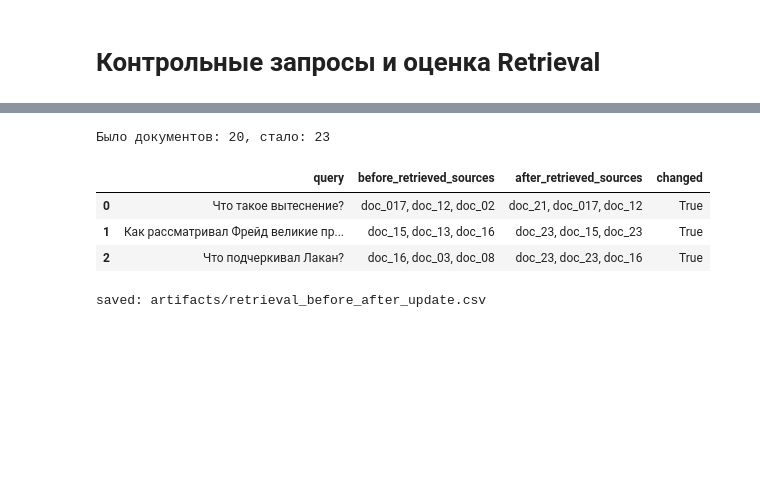
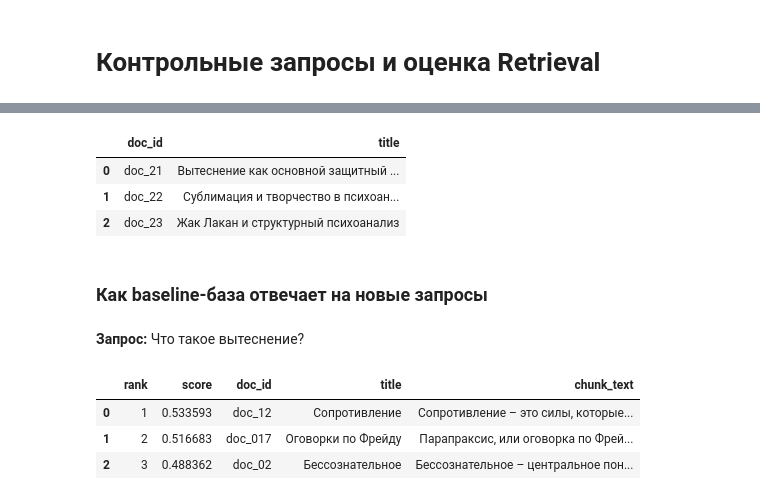
Before and after one commit to AwesomeIstok/aie-student-template, a Jupyter notebook: homeworks/HW14/HW14.ipynb, the cells around one changed output, grey strips where cells are left out. Saved outputs shown, nothing was run; the diff lists cells and outputs as text; code cells hidden in the pictures; blank space fills up the shorter version.

```diff
--- a/homeworks/HW14/HW14.ipynb
+++ b/homeworks/HW14/HW14.ipynb
@@ -386,0 +459,11 @@ Notes:
+# %%
+artifacts = build_retriever(
+    documents,
+    chunk_size=24,
+    overlap=6,
+    device=DEVICE,
+)
+
+print("Используемый backend:", artifacts.backend_name)
+print("Количество чанков:", len(artifacts.chunks_df))
+display(artifacts.chunks_df.head())
@@ -584,5 +979,5 @@ hit@5 = 0.95
 # %%
-new_docs = [
+new_documents: List[Dict[str, str]] = [
     {
     "doc_id": "doc_21",
     "title": "Вытеснение как основной защитный механизм",
@@ -593,80 +988,47 @@ new_docs = [
     ),
 },
 {
     "doc_id": "doc_22",
     "title": "Сублимация и творчество в психоанализе",
     "text": (
         "Сублимация — это перенаправление сексуальной или агрессивной энергии в социально приемлемую деятельность: искусство, науку, работу. "
         "Фрейд рассматривал великие произведения культуры как результат сублимации либидо. "
         "В отличие от других защит, сублимация считается здоровым и адаптивным механизмом."
     ),
 },
 {
     "doc_id": "doc_23",
     "title": "Жак Лакан и структурный психоанализ",
     "text": (
         "Жак Лакан переосмыслил Фрейда через призму лингвистики и структурной антропологии. "
         "Он ввёл концепции Стадии зеркала, Реального, Символического и Воображаемого. "
         "Лакан подчёркивал, что «бессознательное структурировано как язык», а желание всегда опосредовано знаком и Другим."
     ),
 },
 ]
 
-documents_updated = documents + new_docs
-print(f"Было документов: {len(documents)}, стало: {len(documents_updated)}")
+updated_documents = documents + new_documents
 
-chunks_updated = []
-for doc in documents_updated:
-    chunks = chunk_text(doc["text"], chunk_size=CHUNK_SIZE, overlap=OVERLAP)
-    for i, ch in enumerate(chunks):
-        chunks_updated.append({
-            "doc_id": doc["doc_id"],
-            "title": doc["title"],
-            "chunk_id": f"{doc['doc_id']}_chunk_{i:02d}",
-            "chunk_text": ch,
-        })
-chunks_df_updated = pd.DataFrame(chunks_updated)
-emb_updated = model.encode(chunks_df_updated["chunk_text"].tolist(), convert_to_numpy=True, normalize_embeddings=True).astype('float32')
-index_updated = faiss.IndexFlatIP(dim)
-index_updated.add(emb_updated)
+display(pd.DataFrame(new_documents)[["doc_id", "title"]])
 
-def search_updated(query, top_k=3):
-    q_emb = model.encode([query], convert_to_numpy=True, normalize_embeddings=True).astype('float32')
-    scores, indices = index_updated.search(q_emb, top_k)
-    results = chunks_df_updated.iloc[indices[0]].copy()
-    results["score"] = scores[0]
-    results.insert(0, "rank", range(1, len(results)+1))
-    return results
-
-compare_queries = [
+new_queries = [
     "Что такое вытеснение?",
     "Как рассматривал Фрейд великие произведения культуры?",
     "Что подчеркивал Лакан?"
 ]
 
-before_after = []
-for q in compare_queries:
-    old_res = search(q, top_k=3)
-    old_sources = ", ".join(old_res["doc_id"].tolist())
-    new_res = search_updated(q, top_k=3)
-    new_sources = ", ".join(new_res["doc_id"].tolist())
-    changed = old_sources != new_sources
-    before_after.append({
-        "query": q,
-        "before_retrieved_sources": old_sources,
-        "after_retrieved_sources": new_sources,
-        "changed": changed
-    })
-
-comp_df = pd.DataFrame(before_after)
-display(comp_df)
-comp_df.to_csv("artifacts/retrieval_before_after_update.csv", index=False)
-
-print("saved: artifacts/retrieval_before_after_update.csv")
+display(Markdown("### Как baseline-база отвечает на новые запросы"))
+for query in new_queries:
+    display(Markdown(f"**Запрос:** {query}"))
+    display(search_chunks(query, artifacts=artifacts, top_k=3)[["rank", "score", "doc_id", "title", "chunk_text"]])
 # %% [output]
-Было документов: 20, стало: 23
-|  | query | before_retrieved_sources | after_retrieved_sources | changed |
-| 0 | Что такое вытеснение? | doc_017, doc_12, doc_02 | doc_21, doc_017, doc_12 | True |
-| 1 | Как рассматривал Фрейд великие пр... | doc_15, doc_13, doc_16 | doc_23, doc_15, doc_23 | True |
-| 2 | Что подчеркивал Лакан? | doc_16, doc_03, doc_08 | doc_23, doc_23, doc_16 | True |
+|  | doc_id | title |
+| 0 | doc_21 | Вытеснение как основной защитный ... |
+| 1 | doc_22 | Сублимация и творчество в психоан... |
+| 2 | doc_23 | Жак Лакан и структурный психоанализ |
-saved: artifacts/retrieval_before_after_update.csv
+### Как baseline-база отвечает на новые запросы
+**Запрос:** Что такое вытеснение?
+|  | rank | score | doc_id | title | chunk_text |
+| 0 | 1 | 0.533593 | doc_12 | Сопротивление | Сопротивление – это силы, которые... |
+| 1 | 2 | 0.516683 | doc_017 | Оговорки по Фрейду | Парапраксис, или оговорка по Фрей... |
+| 2 | 3 | 0.488362 | doc_02 | Бессознательное | Бессознательное – центральное пон... |
```
Also changed, not shown: parts of 27 cells of this notebook, 4 other files.
